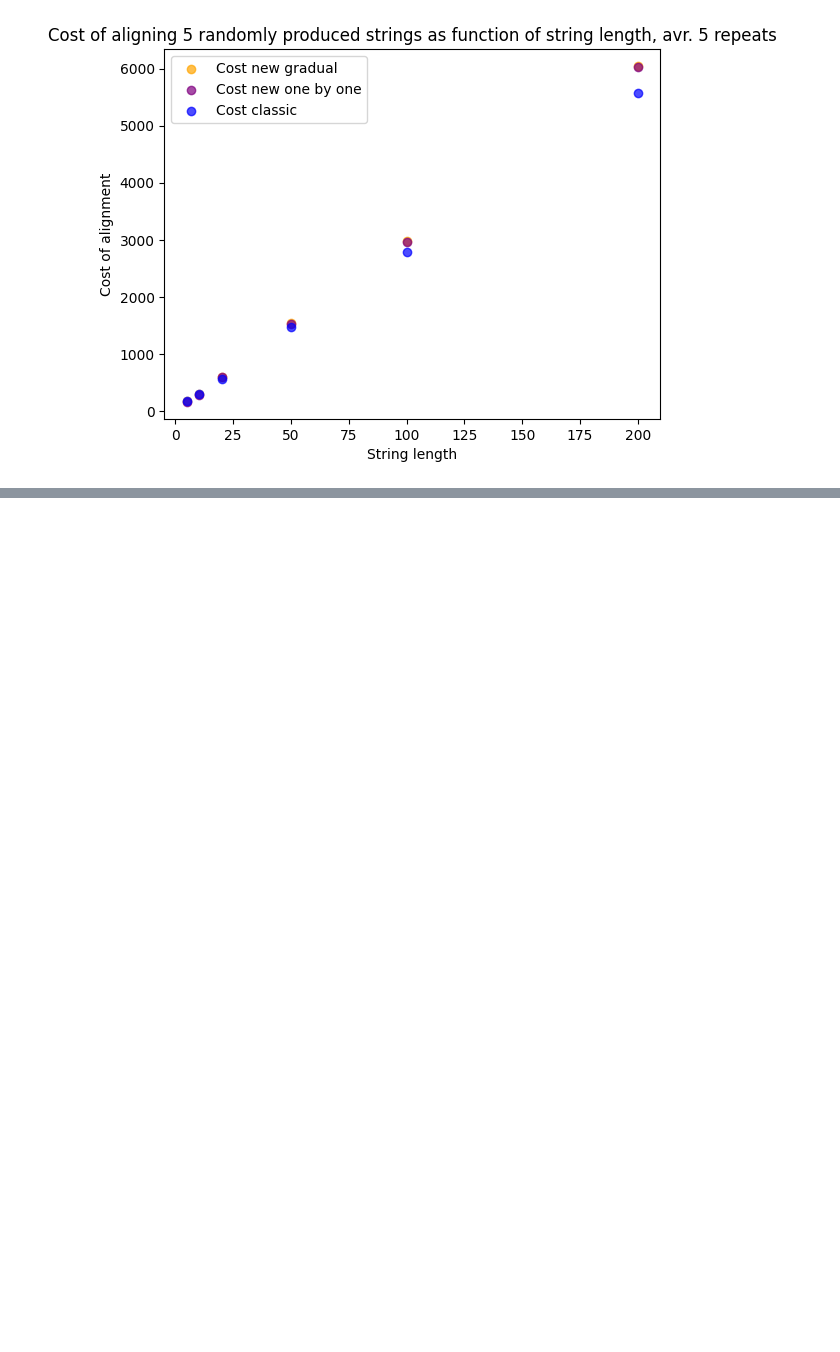
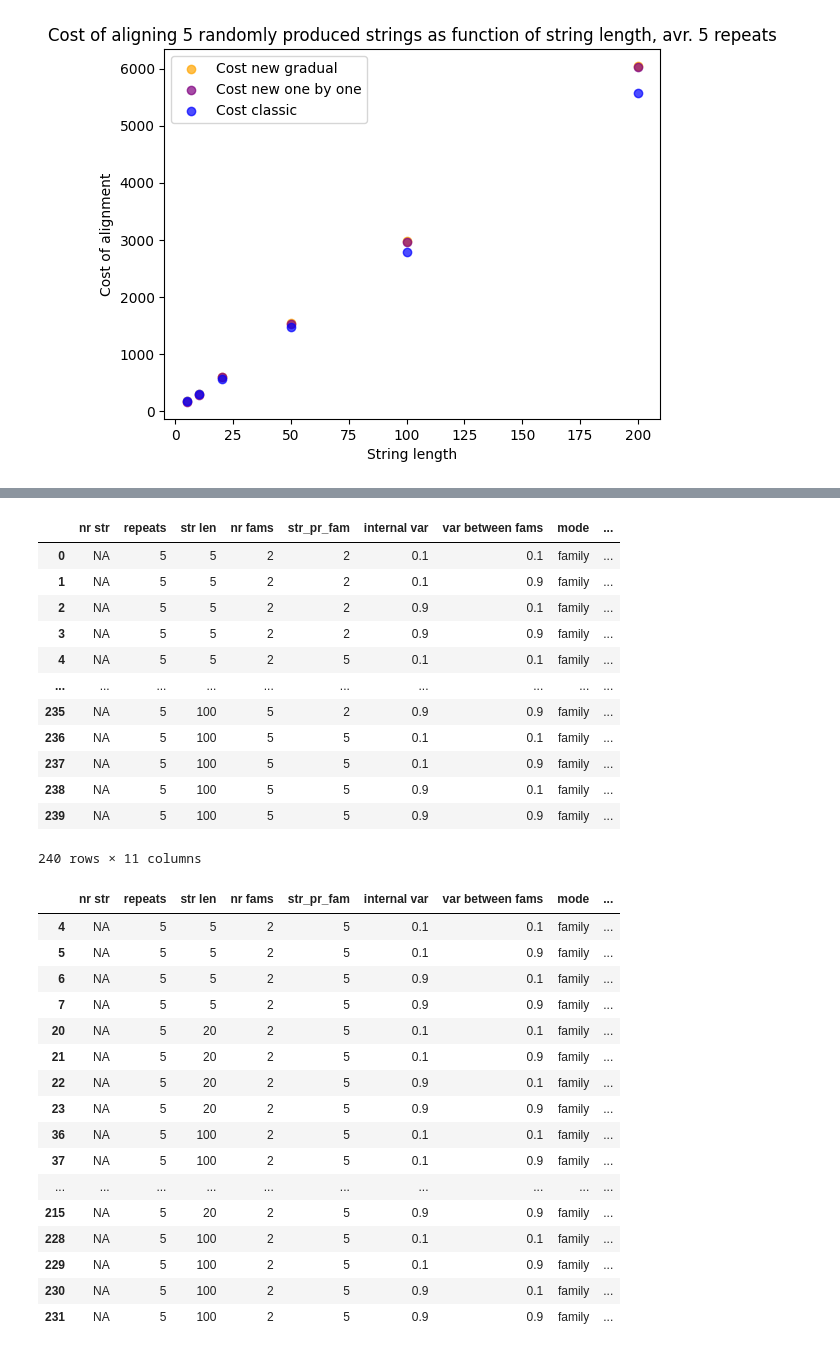
Before and after one commit to AnastasiaKratschmer/projectMST, a Jupyter notebook: only_new_algo_01/random_seqs_testing.ipynb, the cells around one changed output, grey strips where cells are left out. Saved outputs shown, nothing was run; the diff lists cells and outputs as text; code cells hidden in the pictures; blank space fills up the shorter version.

Commit message:
some output created

```diff
--- a/only_new_algo_01/random_seqs_testing.ipynb
+++ b/only_new_algo_01/random_seqs_testing.ipynb
@@ -376,0 +371,63 @@ See the caveats in the documentation: https://pandas.pydata.org/pandas-docs/stab
+# %%
+import pandas as pd
+import re
+
+# Specify the path to your CSV file
+csv_file_path = 'output_testing_only_family_big_version_NEW_OBO.csv'
+
+# Read the CSV file with a custom separator and no header
+df = pd.read_csv(csv_file_path, sep='delimiter', header=None, engine='python')
+
+# Extracting parameters and results using regular expressions
+pattern = r'"nr str: (\S+), repeats: (\S+), str len: (\S+), nr fams: (\S+), str_pr_fam: (\S+), internal var: (.+), var between fams: (.+), mode:(\S+)","(\(.+\))"'
+df = df[0].str.extract(pattern)
+
+# Renaming columns
+columns = ['nr str', 'repeats', 'str len', 'nr fams', 'str_pr_fam', 'internal var', 'var between fams', 'mode', 'results']
+df.columns = columns
+
+# Converting string representation of tuples to actual tuples
+df['results'] = df['results'].apply(lambda x: eval(x))
+
+df[['result_gradual', 'result_OBO', 'result_old']] = pd.DataFrame(df['results'].tolist(), index=df.index)
+df.drop(columns=['results'], inplace=True)
+df['result_gradual'] = df['result_gradual'].apply(lambda x: x[0])
+df['result_OBO'] = df['result_OBO'].apply(lambda x: x[0])
+df['result_old'] = df['result_old'].apply(lambda x: x[0])
+display(df)
+
+
+subset_of_fam_data=df[(df['nr fams'] == '2')&(df['str_pr_fam']=='5')]
+
+subset_of_fam_data
+# %% [output]
+|  | nr str | repeats | str len | nr fams | str_pr_fam | internal var | var between fams | mode | ... |
+| 0 | NA | 5 | 5 | 2 | 2 | 0.1 | 0.1 | family | ... |
+| 1 | NA | 5 | 5 | 2 | 2 | 0.1 | 0.9 | family | ... |
+| 2 | NA | 5 | 5 | 2 | 2 | 0.9 | 0.1 | family | ... |
+| 3 | NA | 5 | 5 | 2 | 2 | 0.9 | 0.9 | family | ... |
+| 4 | NA | 5 | 5 | 2 | 5 | 0.1 | 0.1 | family | ... |
+| ... | ... | ... | ... | ... | ... | ... | ... | ... | ... |
+| 235 | NA | 5 | 100 | 5 | 2 | 0.9 | 0.9 | family | ... |
+| 236 | NA | 5 | 100 | 5 | 5 | 0.1 | 0.1 | family | ... |
+| 237 | NA | 5 | 100 | 5 | 5 | 0.1 | 0.9 | family | ... |
+| 238 | NA | 5 | 100 | 5 | 5 | 0.9 | 0.1 | family | ... |
+| 239 | NA | 5 | 100 | 5 | 5 | 0.9 | 0.9 | family | ... |
+240 rows × 11 columns
+|  | nr str | repeats | str len | nr fams | str_pr_fam | internal var | var between fams | mode | ... |
+| 4 | NA | 5 | 5 | 2 | 5 | 0.1 | 0.1 | family | ... |
+| 5 | NA | 5 | 5 | 2 | 5 | 0.1 | 0.9 | family | ... |
+| 6 | NA | 5 | 5 | 2 | 5 | 0.9 | 0.1 | family | ... |
+| 7 | NA | 5 | 5 | 2 | 5 | 0.9 | 0.9 | family | ... |
+| 20 | NA | 5 | 20 | 2 | 5 | 0.1 | 0.1 | family | ... |
+| 21 | NA | 5 | 20 | 2 | 5 | 0.1 | 0.9 | family | ... |
+| 22 | NA | 5 | 20 | 2 | 5 | 0.9 | 0.1 | family | ... |
+| 23 | NA | 5 | 20 | 2 | 5 | 0.9 | 0.9 | family | ... |
+| 36 | NA | 5 | 100 | 2 | 5 | 0.1 | 0.1 | family | ... |
+| 37 | NA | 5 | 100 | 2 | 5 | 0.1 | 0.9 | family | ... |
+| ... | ... | ... | ... | ... | ... | ... | ... | ... | ... |
+| 215 | NA | 5 | 20 | 2 | 5 | 0.9 | 0.9 | family | ... |
+| 228 | NA | 5 | 100 | 2 | 5 | 0.1 | 0.1 | family | ... |
+| 229 | NA | 5 | 100 | 2 | 5 | 0.1 | 0.9 | family | ... |
+| 230 | NA | 5 | 100 | 2 | 5 | 0.9 | 0.1 | family | ... |
+| 231 | NA | 5 | 100 | 2 | 5 | 0.9 | 0.9 | family | ... |
```
Also changed, not shown: parts of 3 cells of this notebook, 3 other files.
